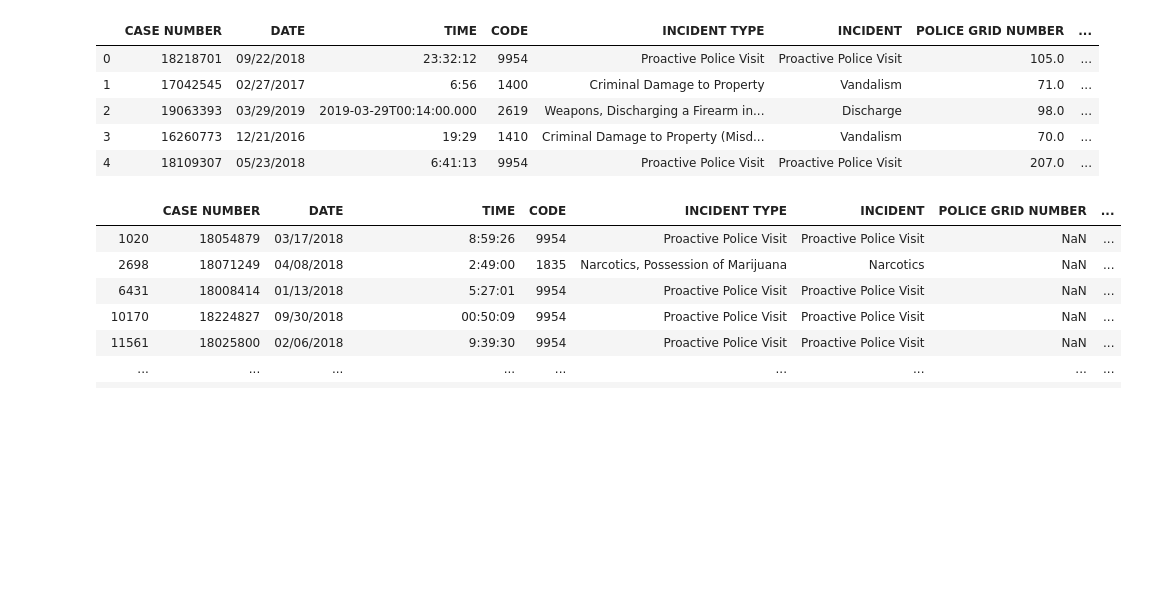
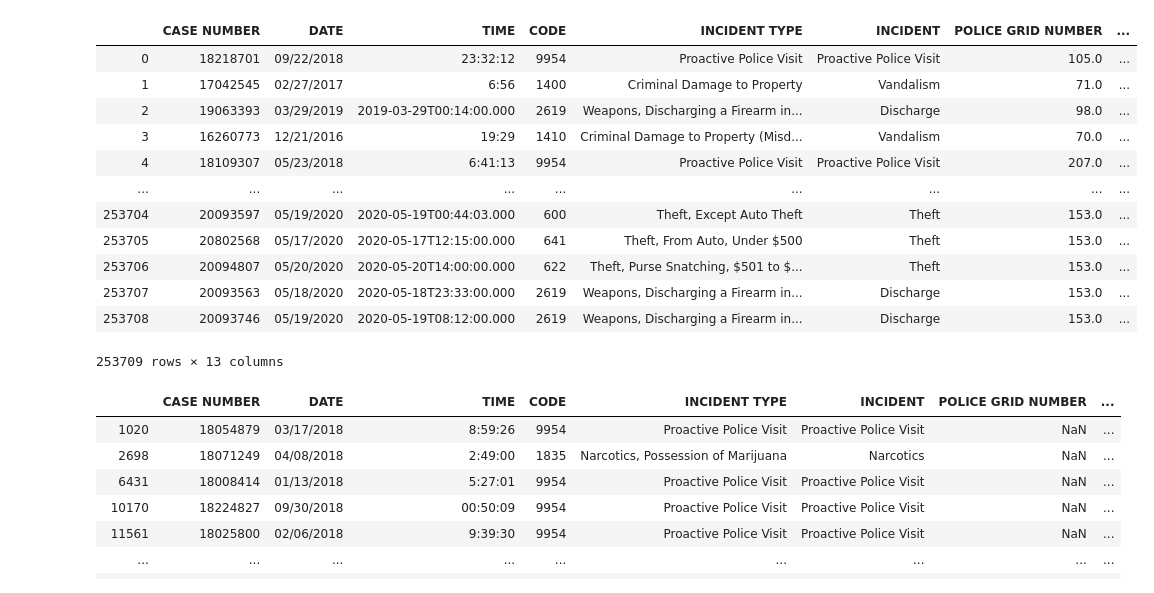
Before and after one commit to VallieTracy/StPaul-Crime-Incidents, a Jupyter notebook: main.ipynb, the cells around one changed output. Cells and saved outputs as stored; diff of their text form; code cells hidden in the pictures; blank space fills up the shorter version.

```diff
--- a/main.ipynb
+++ b/main.ipynb
@@ -4,14 +4,21 @@ import pandas as pd
 # %%
 # Read csv into a dataframe
 crime_df = pd.read_csv("Resources/crime_report.csv")
-crime_df.head()
+crime_df
 # %% [output]
 |  | CASE NUMBER | DATE | TIME | CODE | INCIDENT TYPE | INCIDENT | POLICE GRID NUMBER | ... |
 | 0 | 18218701 | 09/22/2018 | 23:32:12 | 9954 | Proactive Police Visit | Proactive Police Visit | 105.0 | ... |
 | 1 | 17042545 | 02/27/2017 | 6:56 | 1400 | Criminal Damage to Property | Vandalism | 71.0 | ... |
 | 2 | 19063393 | 03/29/2019 | 2019-03-29T00:14:00.000 | 2619 | Weapons, Discharging a Firearm in... | Discharge | 98.0 | ... |
 | 3 | 16260773 | 12/21/2016 | 19:29 | 1410 | Criminal Damage to Property (Misd... | Vandalism | 70.0 | ... |
 | 4 | 18109307 | 05/23/2018 | 6:41:13 | 9954 | Proactive Police Visit | Proactive Police Visit | 207.0 | ... |
+| ... | ... | ... | ... | ... | ... | ... | ... | ... |
+| 253704 | 20093597 | 05/19/2020 | 2020-05-19T00:44:03.000 | 600 | Theft, Except Auto Theft | Theft | 153.0 | ... |
+| 253705 | 20802568 | 05/17/2020 | 2020-05-17T12:15:00.000 | 641 | Theft, From Auto, Under $500 | Theft | 153.0 | ... |
+| 253706 | 20094807 | 05/20/2020 | 2020-05-20T14:00:00.000 | 622 | Theft, Purse Snatching, $501 to $... | Theft | 153.0 | ... |
+| 253707 | 20093563 | 05/18/2020 | 2020-05-18T23:33:00.000 | 2619 | Weapons, Discharging a Firearm in... | Discharge | 153.0 | ... |
+| 253708 | 20093746 | 05/19/2020 | 2020-05-19T08:12:00.000 | 2619 | Weapons, Discharging a Firearm in... | Discharge | 153.0 | ... |
+253709 rows × 13 columns
 # %%
 # Pull out all rows with nan's just to see
 crime_nan = crime_df[crime_df.isna().any(axis=1)]
```
Also changed, not shown: parts of 3 cells of this notebook.
